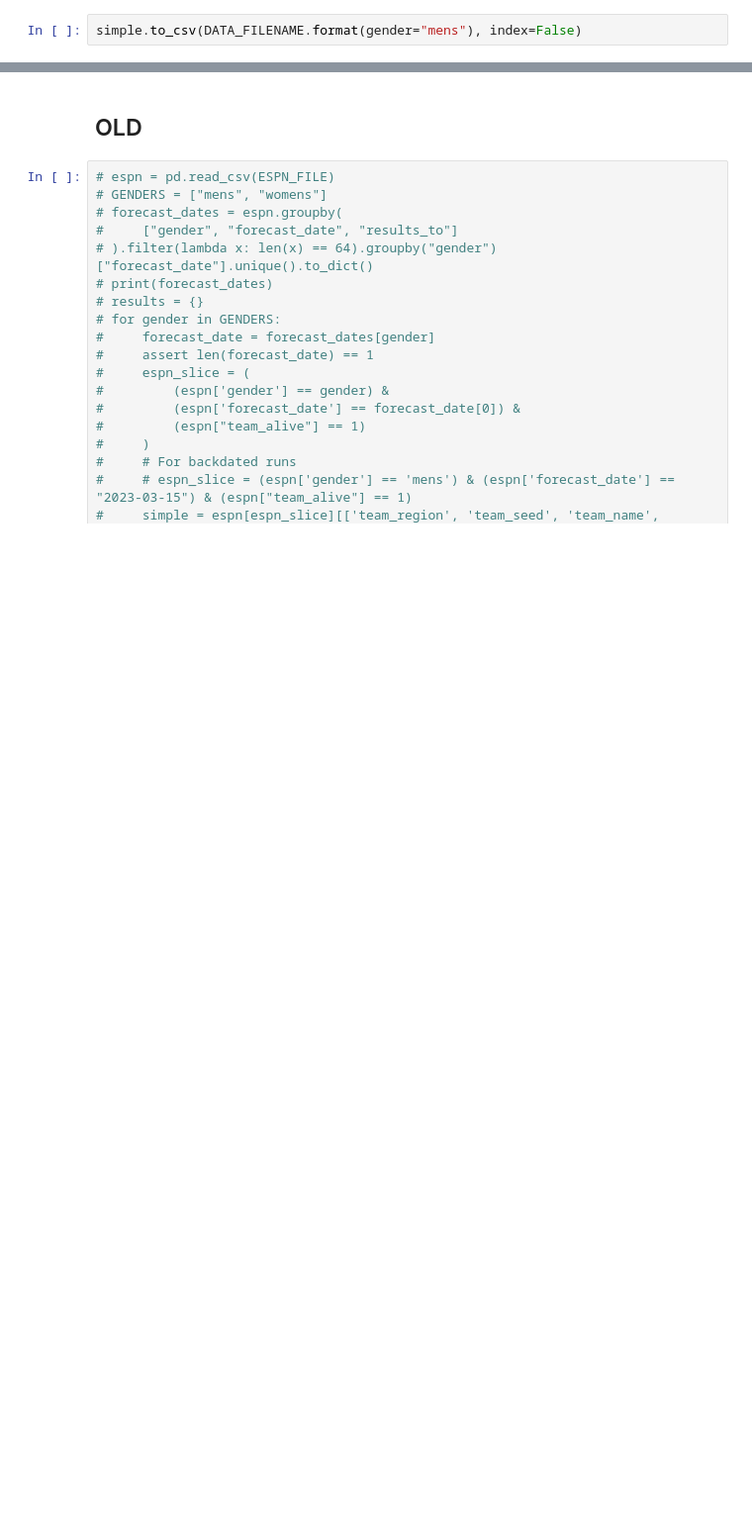
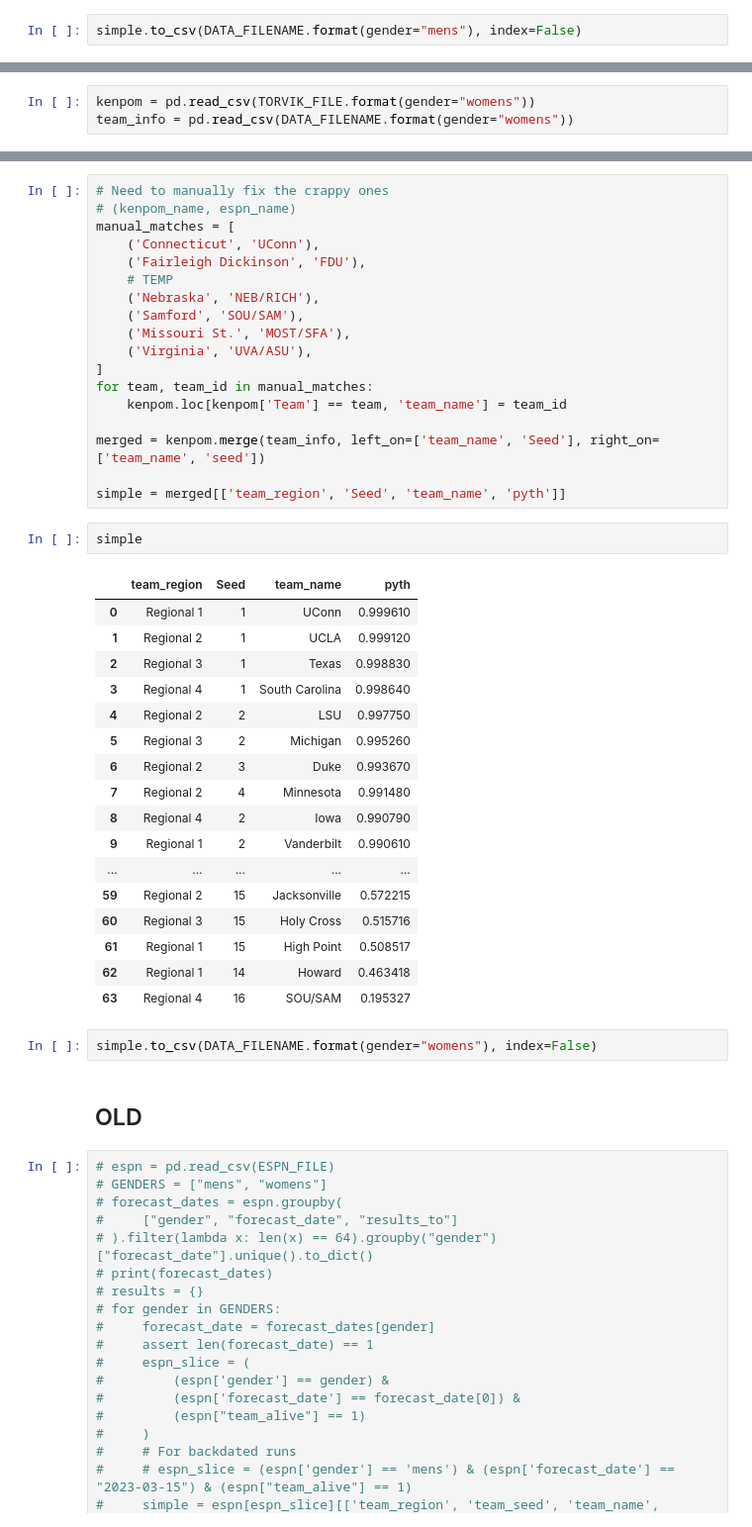
Before and after one commit to awooddoughty/bracket-predictions, a Jupyter notebook: create_original_brackets.ipynb, the cells around one changed output, grey strips where cells are left out. Shown at 99% size. Drawn from its saved outputs; the diff is of its cells as text; blank space fills up the shorter version.

```diff
--- a/create_original_brackets.ipynb
+++ b/create_original_brackets.ipynb
@@ -165,0 +140,3 @@ simple.to_csv(DATA_FILENAME.format(gender="mens"), index=False)
+# %%
+kenpom = pd.read_csv(TORVIK_FILE.format(gender="womens"))
+team_info = pd.read_csv(DATA_FILENAME.format(gender="womens"))
@@ -166,3 +227,43 @@ simple.to_csv(DATA_FILENAME.format(gender="mens"), index=False)
+# %%
+# Need to manually fix the crappy ones
+# (kenpom_name, espn_name)
+manual_matches = [
+    ('Connecticut', 'UConn'),
+    ('Fairleigh Dickinson', 'FDU'),
+    # TEMP
+    ('Nebraska', 'NEB/RICH'),
+    ('Samford', 'SOU/SAM'),
+    ('Missouri St.', 'MOST/SFA'),
+    ('Virginia', 'UVA/ASU'),
+]
+for team, team_id in manual_matches:
+    kenpom.loc[kenpom['Team'] == team, 'team_name'] = team_id
+
+merged = kenpom.merge(team_info, left_on=['team_name', 'Seed'], right_on=['team_name', 'seed'])
+
+simple = merged[['team_region', 'Seed', 'team_name', 'pyth']]
+# %%
+simple
+# %% [output]
+|  | team_region | Seed | team_name | pyth |
+| 0 | Regional 1 | 1 | UConn | 0.999610 |
+| 1 | Regional 2 | 1 | UCLA | 0.999120 |
+| 2 | Regional 3 | 1 | Texas | 0.998830 |
+| 3 | Regional 4 | 1 | South Carolina | 0.998640 |
+| 4 | Regional 2 | 2 | LSU | 0.997750 |
+| 5 | Regional 3 | 2 | Michigan | 0.995260 |
+| 6 | Regional 2 | 3 | Duke | 0.993670 |
+| 7 | Regional 2 | 4 | Minnesota | 0.991480 |
+| 8 | Regional 4 | 2 | Iowa | 0.990790 |
+| 9 | Regional 1 | 2 | Vanderbilt | 0.990610 |
+| ... | ... | ... | ... | ... |
+| 59 | Regional 2 | 15 | Jacksonville | 0.572215 |
+| 60 | Regional 3 | 15 | Holy Cross | 0.515716 |
+| 61 | Regional 1 | 15 | High Point | 0.508517 |
+| 62 | Regional 1 | 14 | Howard | 0.463418 |
+| 63 | Regional 4 | 16 | SOU/SAM | 0.195327 |
+# %%
+simple.to_csv(DATA_FILENAME.format(gender="womens"), index=False)
 # %% [markdown]
 ## OLD
 # %%
```
Also changed, not shown: parts of 20 cells of this notebook, 4 other files.
